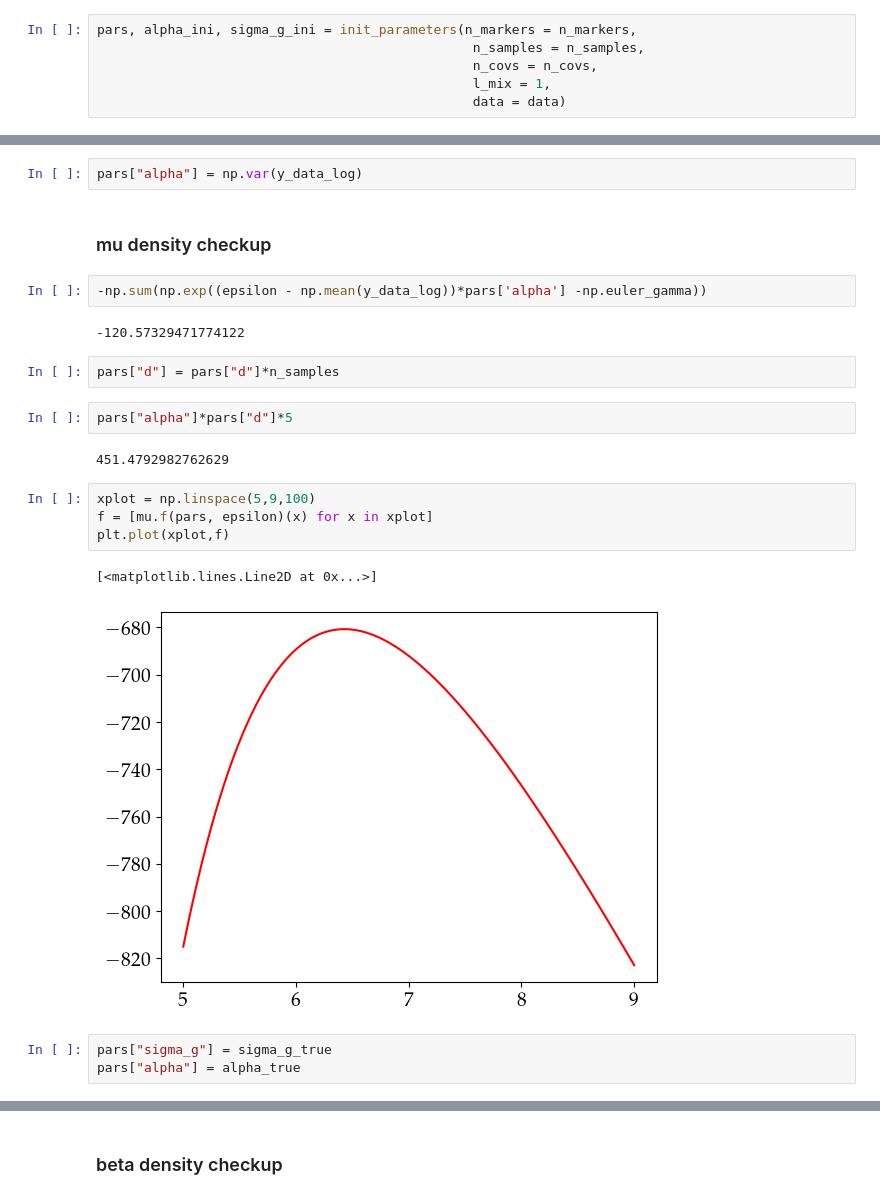
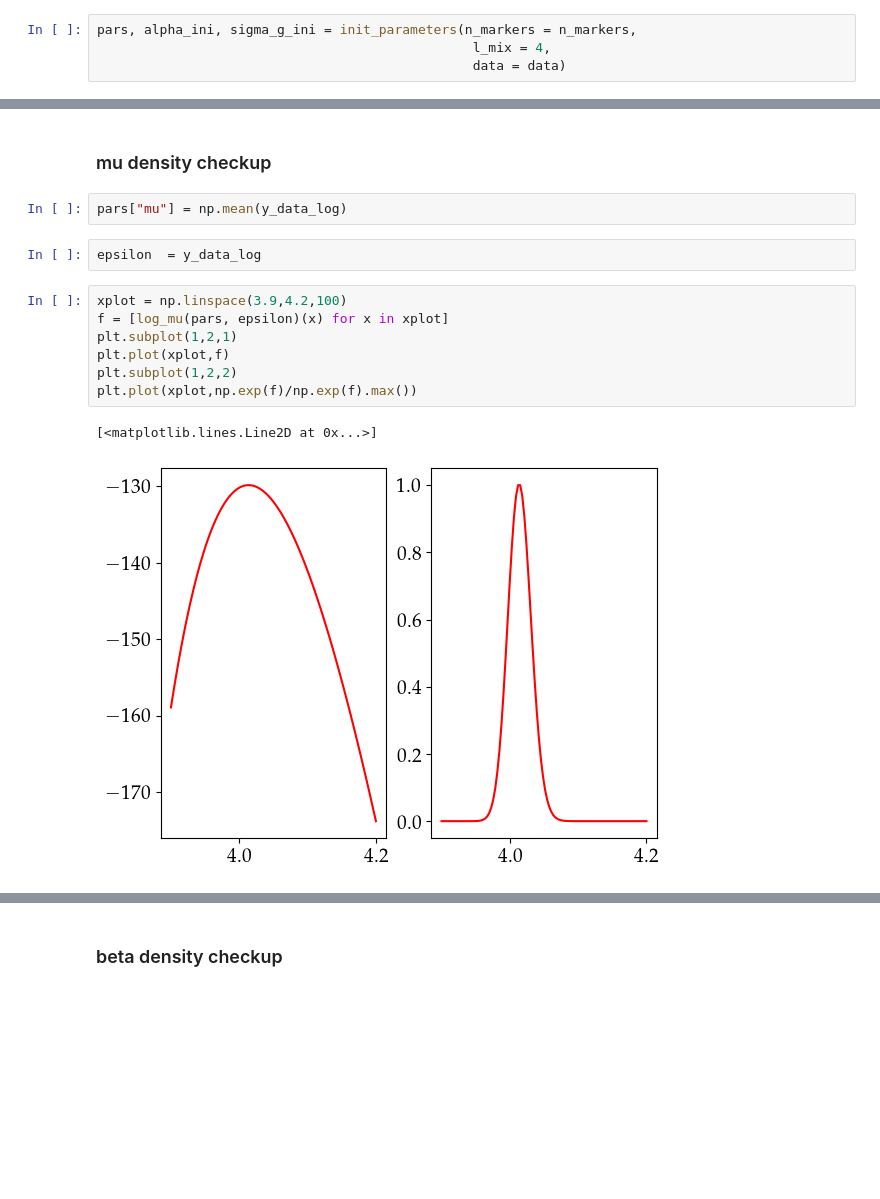
Before and after one commit to ariadnavillam/BayesW, a Jupyter notebook: tests_algorithm_1.ipynb, the cells around one changed output, grey strips where cells are left out. Drawn from its saved outputs; the diff is of its cells as text; blank space fills up the shorter version.

```diff
--- a/tests_algorithm_1.ipynb
+++ b/tests_algorithm_1.ipynb
@@ -52,9 +53,7 @@ markers, betas, cov, d_fail, y_data_log = data
 norm_markers = helpers.normalize_markers(markers)
 # %%
 pars, alpha_ini, sigma_g_ini = init_parameters(n_markers = n_markers,
-                                                n_samples = n_samples,
-                                                n_covs = n_covs,
-                                                l_mix = 1,
+                                                l_mix = 4,
                                                 data = data)
 # %% [markdown]
 ### Variance check up
@@ -77,24 +66,16 @@ epsilon = y_data_log
-# %%
-pars["alpha"] = np.var(y_data_log)
 # %% [markdown]
 ### mu density checkup
-# %%
--np.sum(np.exp((epsilon - np.mean(y_data_log))*pars['alpha'] -np.euler_gamma))
-# %% [output]
--120.57329471774122
-# %%
-pars["d"] = pars["d"]*n_samples
-# %%
-pars["alpha"]*pars["d"]*5
-# %% [output]
-451.4792982762629
+# %%
+pars["mu"] = np.mean(y_data_log)
+# %%
+epsilon  = y_data_log
 # %%
-xplot = np.linspace(5,9,100)
-f = [mu.f(pars, epsilon)(x) for x in xplot]
+xplot = np.linspace(3.9,4.2,100)
+f = [log_mu(pars, epsilon)(x) for x in xplot]
+plt.subplot(1,2,1)
 plt.plot(xplot,f)
+plt.subplot(1,2,2)
+plt.plot(xplot,np.exp(f)/np.exp(f).max())
 # %% [output]
 [<matplotlib.lines.Line2D at 0x...>]
-[figure, old version]
+[figure, new version]
-# %%
-pars["sigma_g"] = sigma_g_true
-pars["alpha"] = alpha_true
```
Also changed, not shown: parts of 33 cells of this notebook, 6 other files.
